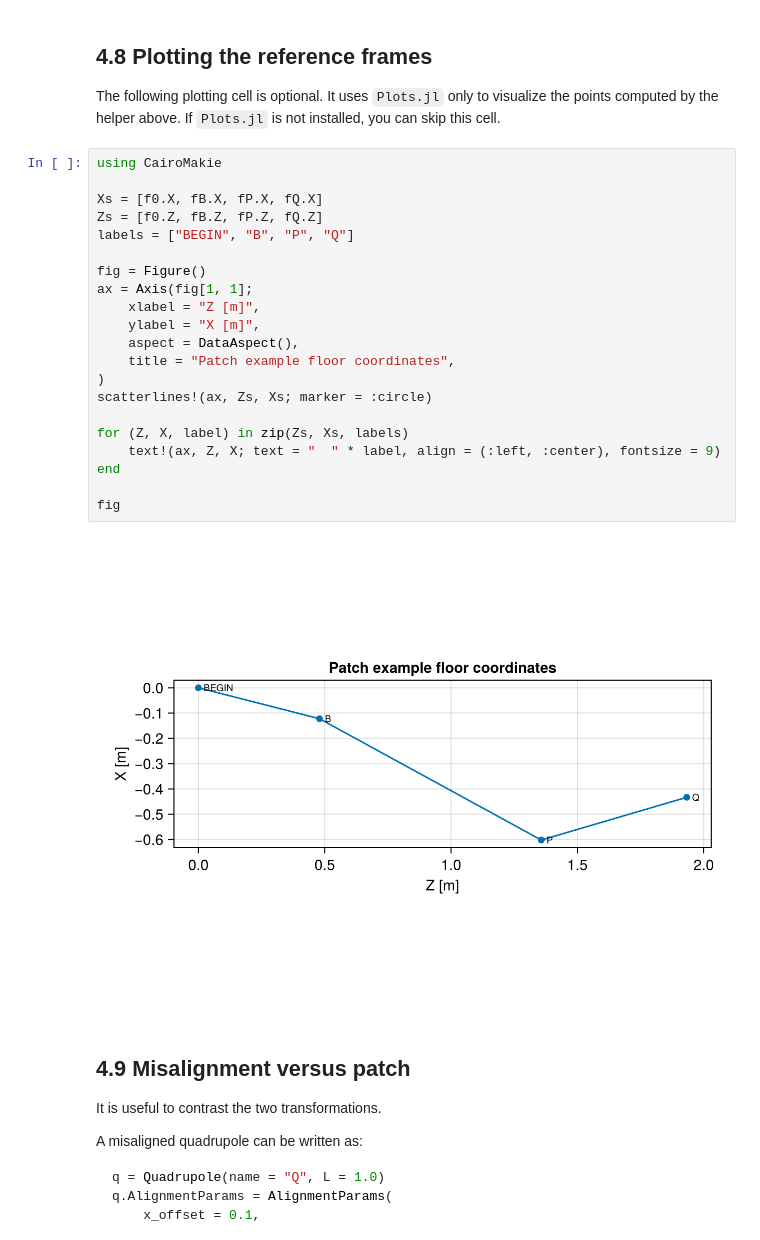
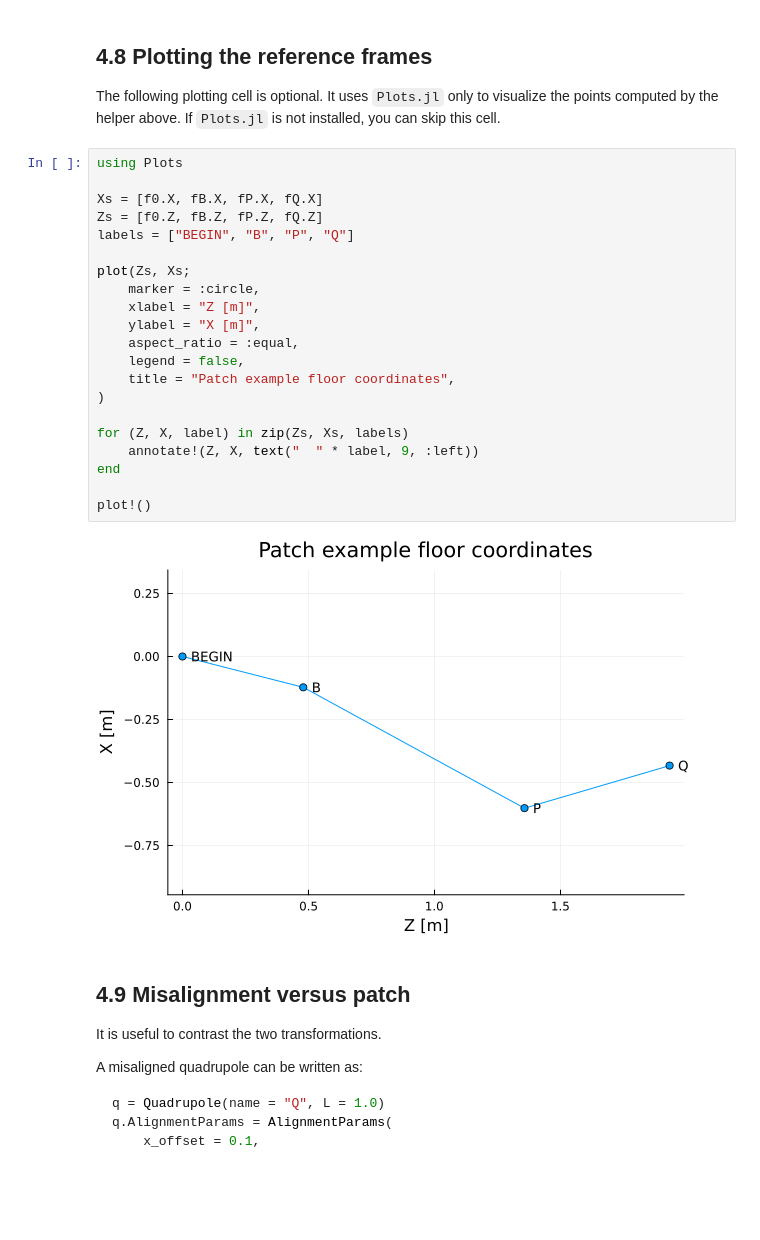
Before and after one commit to 6teamFurina/Ring_Design_Tutorial_SciBmad, a Jupyter notebook: chapter04_machine_coordinates_scibmad.ipynb, the cells around one changed output. Drawn from its saved outputs; the diff is of its cells as text; blank space fills up the shorter version.

```diff
--- a/chapter04_machine_coordinates_scibmad.ipynb
+++ b/chapter04_machine_coordinates_scibmad.ipynb
@@ -325,28 +321,28 @@ This reproduces the structure of the original example:
 
 The following plotting cell is optional. It uses `Plots.jl` only to visualize the points computed by the helper above. If `Plots.jl` is not installed, you can skip this cell.
 # %%
-using CairoMakie
+using Plots
 
 Xs = [f0.X, fB.X, fP.X, fQ.X]
 Zs = [f0.Z, fB.Z, fP.Z, fQ.Z]
 labels = ["BEGIN", "B", "P", "Q"]
 
-fig = Figure()
-ax = Axis(fig[1, 1];
+plot(Zs, Xs;
+    marker = :circle,
     xlabel = "Z [m]",
     ylabel = "X [m]",
-    aspect = DataAspect(),
+    aspect_ratio = :equal,
+    legend = false,
     title = "Patch example floor coordinates",
 )
-scatterlines!(ax, Zs, Xs; marker = :circle)
 
 for (Z, X, label) in zip(Zs, Xs, labels)
-    text!(ax, Z, X; text = "  " * label, align = (:left, :center), fontsize = 9)
+    annotate!(Z, X, text("  " * label, 9, :left))
 end
 
-fig
+plot!()
 # %% [output]
-[figure, old version]
+[figure, new version]
 # %% [markdown]
 ## 4.9 Misalignment versus patch
 
```
Also changed, not shown: parts of 1 cell of this notebook, 19 other files.
